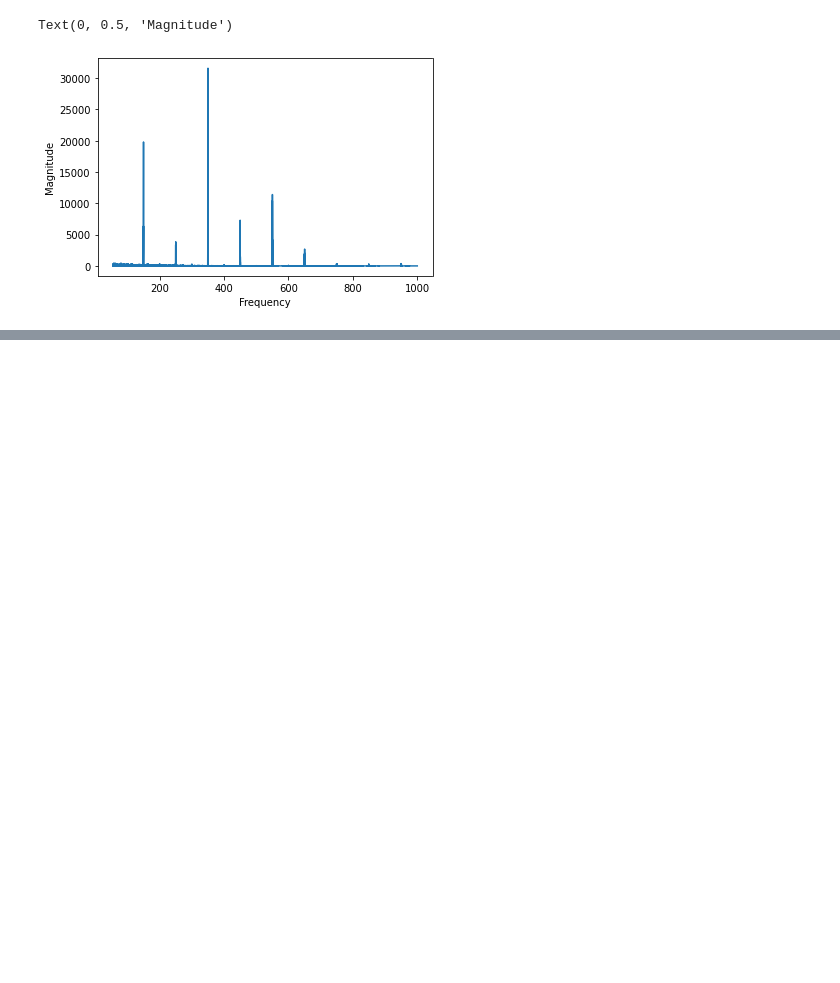
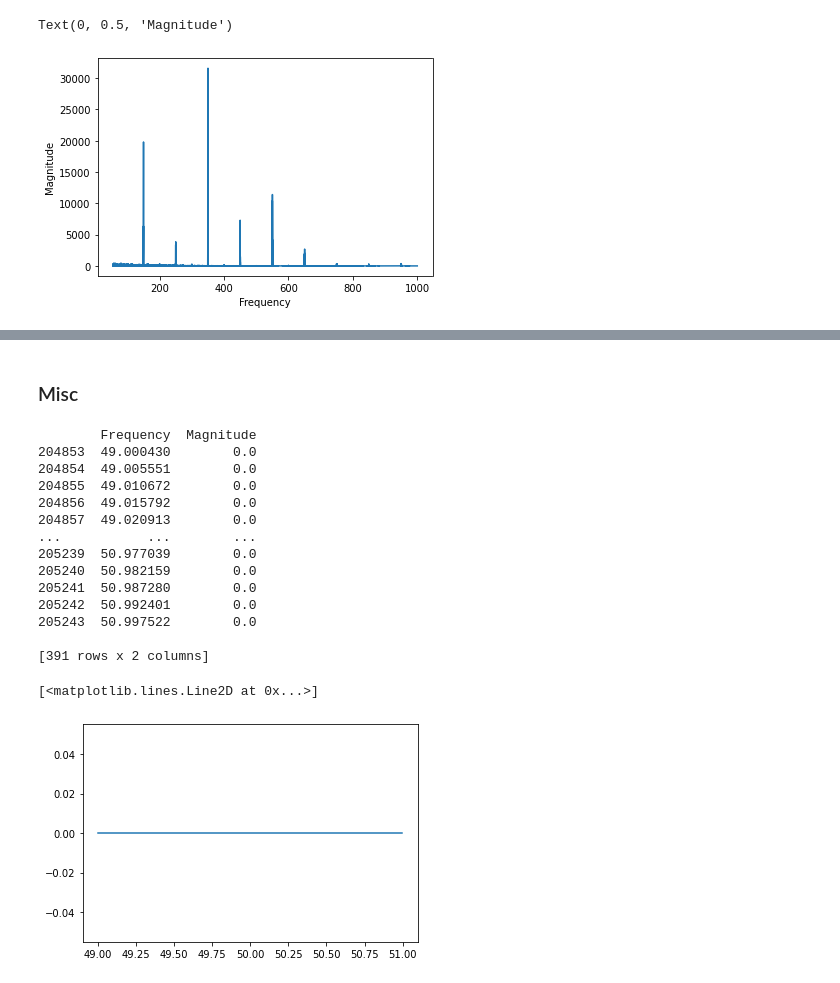
Before and after one commit to WiIIson/EMGFlow-Python-Package, a Jupyter notebook: PeakAffectDS-Analysis.ipynb, the cells around one changed output, grey strips where cells are left out. Saved outputs shown, nothing was run; the diff lists cells and outputs as text; code cells hidden in the pictures; blank space fills up the shorter version.

```diff
--- a/PeakAffectDS-Analysis.ipynb
+++ b/PeakAffectDS-Analysis.ipynb
@@ -207,3 +232,0 @@ plt.plot(upper_ps['Frequency'], test)
-# %%
-test_ps = upper_ps[test > 0]
-test_ps.head()
@@ -241,0 +251,30 @@ for i in range(10):
+# %% [markdown]
+### Misc
+# %%
+#
+# Applies a 50 Hz notch filter
+#
+
+b, a = signal.iirnotch(50, 0.25, fs=1/0.0005)
+test_ps['Magnitude'] = signal.filtfilt(b, a, test_ps['Magnitude'])
+
+print(test_ps[test_ps['Magnitude'] == max(test_ps['Magnitude'])])
+
+plt.plot(test_ps['Frequency'], test_ps['Magnitude'])
+# %% [output]
+        Frequency  Magnitude
+204853  49.000430        0.0
+204854  49.005551        0.0
+204855  49.010672        0.0
+204856  49.015792        0.0
+204857  49.020913        0.0
+...           ...        ...
+205239  50.977039        0.0
+205240  50.982159        0.0
+205241  50.987280        0.0
+205242  50.992401        0.0
+205243  50.997522        0.0
+
+[391 rows x 2 columns]
+[<matplotlib.lines.Line2D at 0x...>]
+[figure, added]
```
Also changed, not shown: parts of 11 cells of this notebook.
